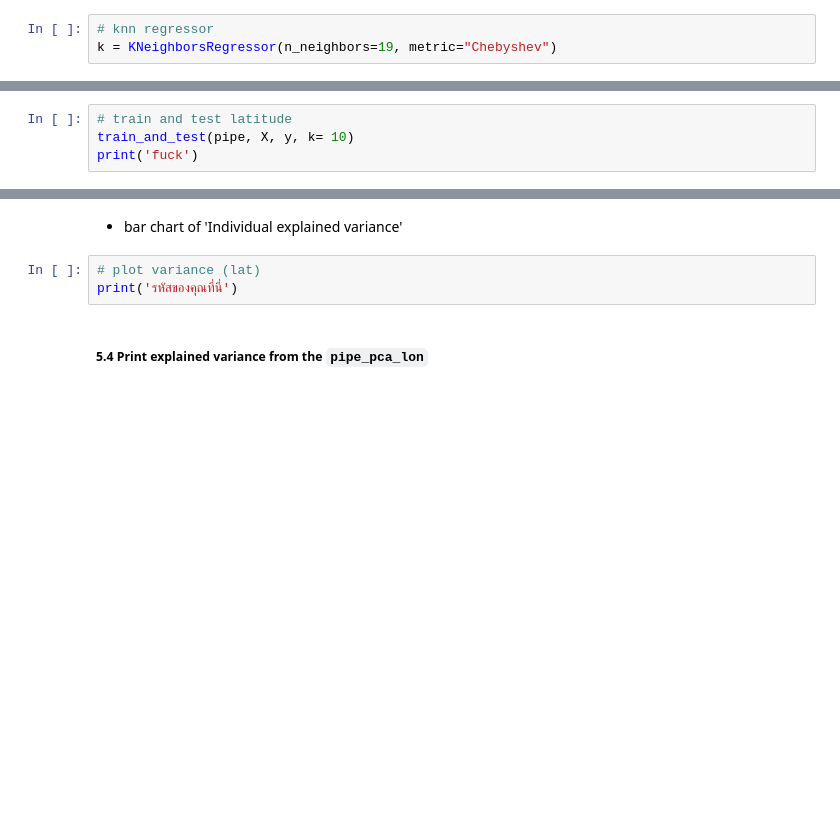
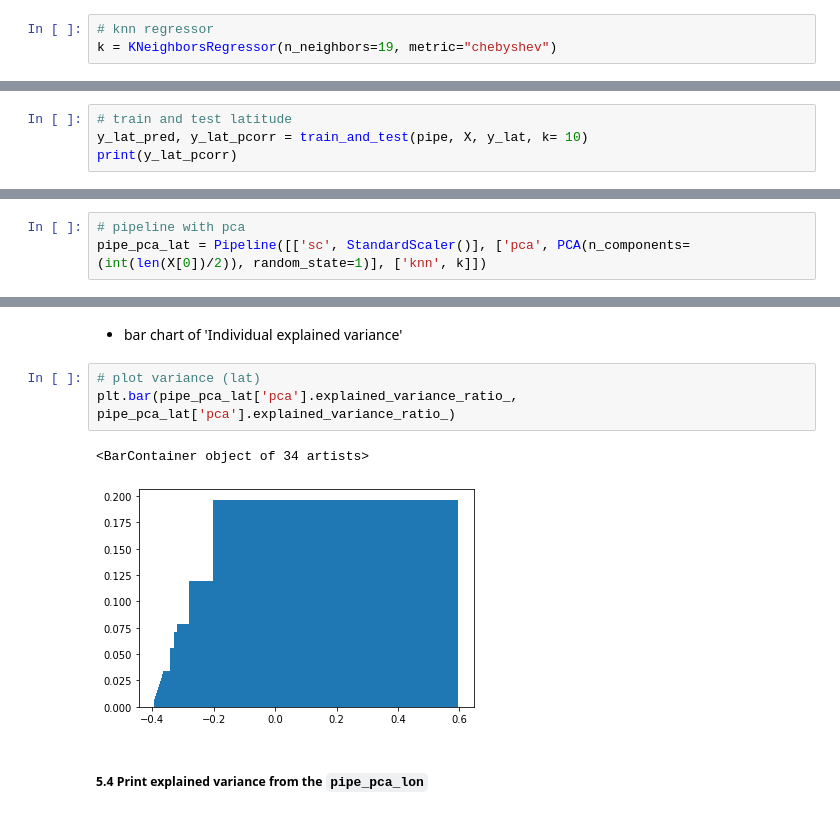
Before and after one commit to teemal/machine_learning_and_data_mining, a Jupyter notebook: Activity_13.ipynb, the cells around one changed output, grey strips where cells are left out. Cells and saved outputs as stored; diff of their text form; blank space fills up the shorter version.

```diff
--- a/Activity_13.ipynb
+++ b/Activity_13.ipynb
@@ -209,7 +210,7 @@ def train_and_test(clf, X, y, k=10):
 * Chebyshev distance
 # %%
 # knn regressor
-k = KNeighborsRegressor(n_neighbors=19, metric="Chebyshev")
+k = KNeighborsRegressor(n_neighbors=19, metric="chebyshev")
 # %% [markdown]
 ##### 3.2 Build a pipeline
 # %% [markdown]
@@ -223,5 +224,5 @@ pipe = Pipeline([['sc', StandardScaler()], ['knn', k]])
 ##### 3.3 Predict `latitude` and print Pearson's $r$
 # %%
 # train and test latitude
-train_and_test(pipe, X, y, k= 10)
-print('fuck')
+y_lat_pred, y_lat_pcorr = train_and_test(pipe, X, y_lat, k= 10)
+print(y_lat_pcorr)
@@ -266,3 +289,6 @@ print('din kod här')
+# %%
+# pipeline with pca
+pipe_pca_lat = Pipeline([['sc', StandardScaler()], ['pca', PCA(n_components=(int(len(X[0])/2)), random_state=1)], ['knn', k]])
 # %% [markdown]
 ##### Self Check
 # %%
@@ -322,9 +391,12 @@ print('τον κωδικό σας εδώ')
 ##### 5.3 Plot explained variance (lat)
 # %% [markdown]
 * bar chart of 'Individual explained variance'
-# %%
-# plot variance (lat)
-print('รหัสของคุณที่นี่')
+# %%
+# plot variance (lat)
+plt.bar(pipe_pca_lat['pca'].explained_variance_ratio_, pipe_pca_lat['pca'].explained_variance_ratio_)
+# %% [output]
+<BarContainer object of 34 artists>
+[figure, added]
 # %% [markdown]
 ##### 5.4 Print explained variance from the `pipe_pca_lon`
 # %%
```
Also changed, not shown: parts of 19 cells of this notebook.
